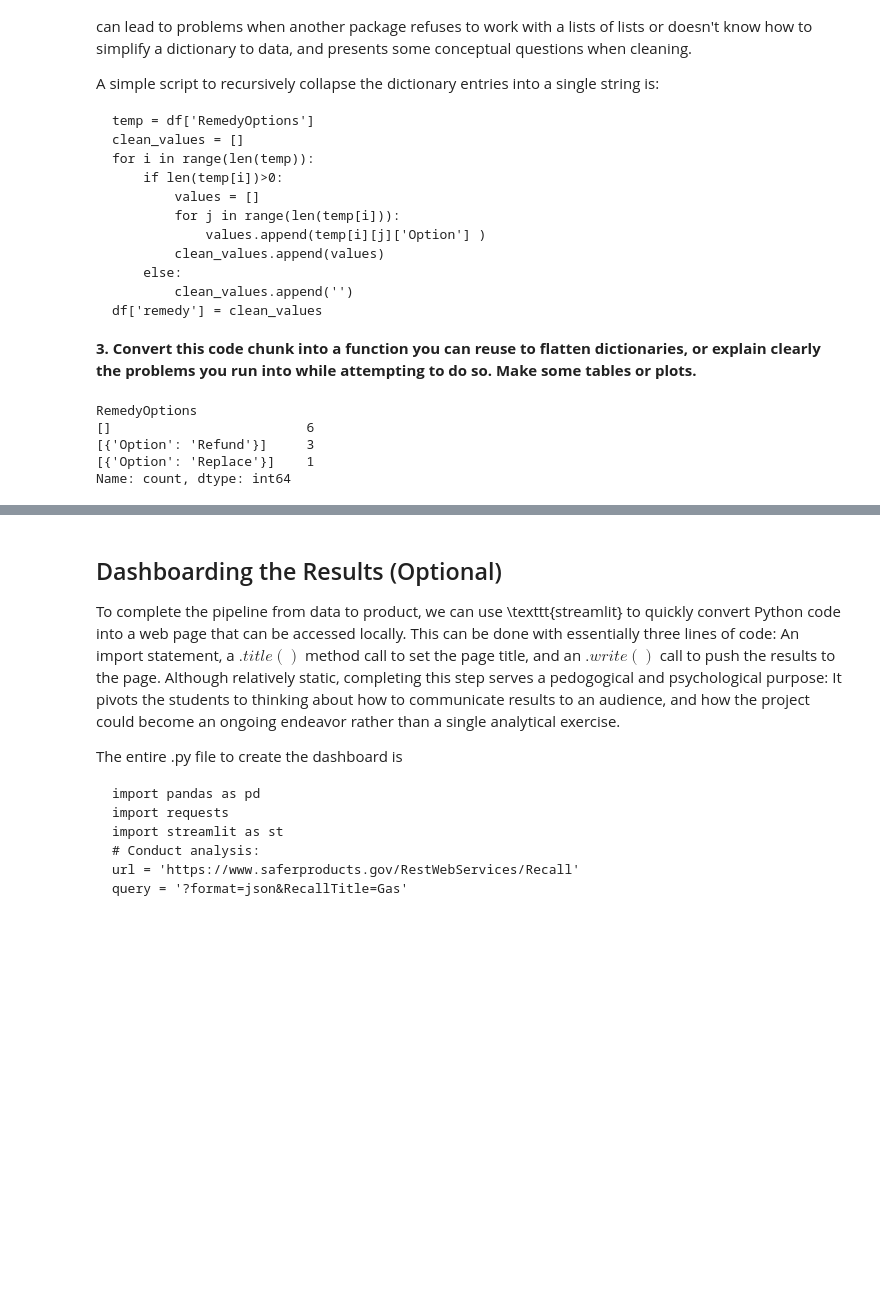
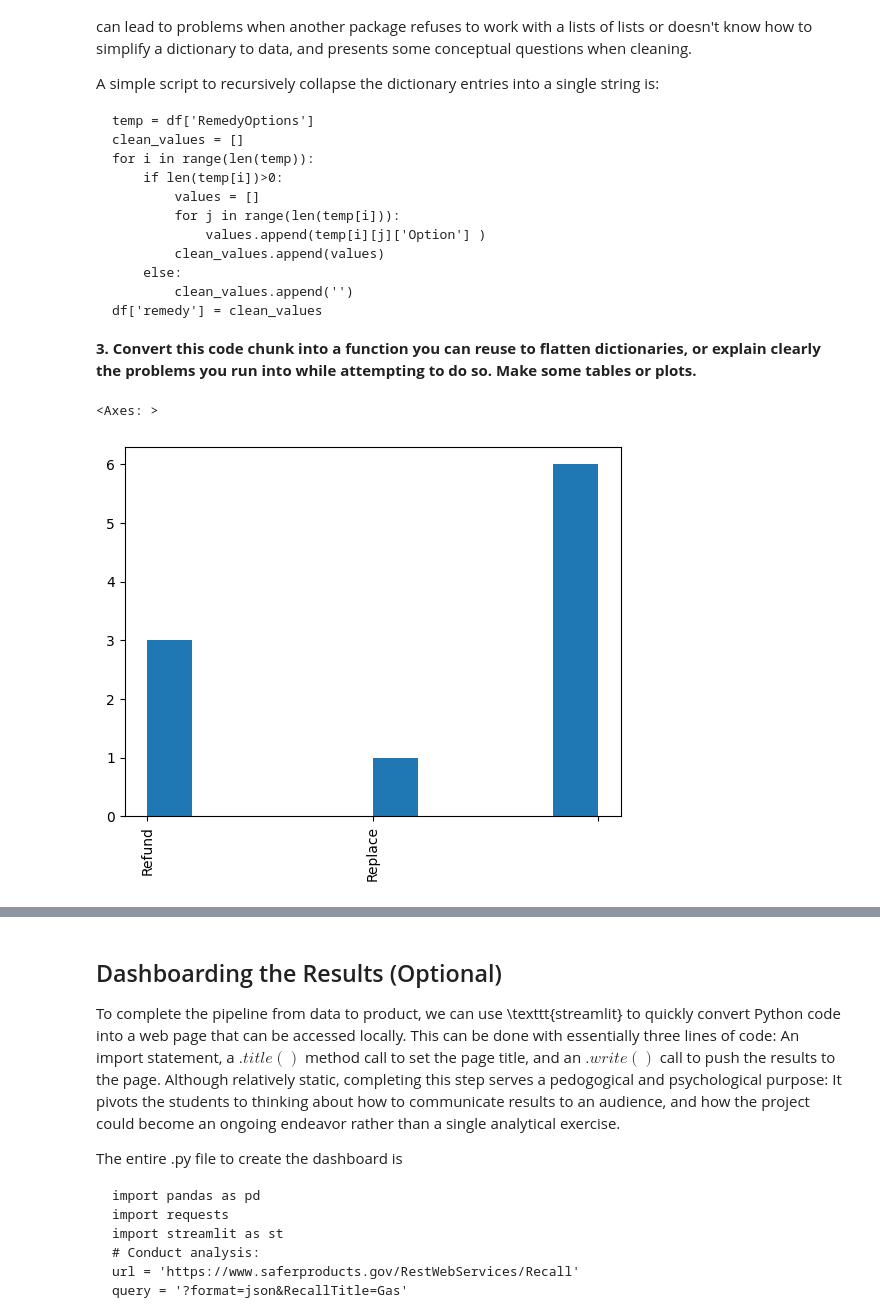
Before and after one commit to itisdavid/DS3001_labs, a Jupyter notebook: 01_api_calls/assignment_notebook.ipynb, the cells around one changed output, grey strips where cells are left out. Saved outputs shown, nothing was run; the diff lists cells and outputs as text; code cells hidden in the pictures; blank space fills up the shorter version.

```diff
--- a/01_api_calls/assignment_notebook.ipynb
+++ b/01_api_calls/assignment_notebook.ipynb
@@ -181,30 +199,30 @@ A simple script to recursively collapse the dictionary entries into a single str
     df['remedy'] = clean_values
 
 **3. Convert this code chunk into a function you can reuse to flatten dictionaries, or explain clearly the problems you run into while attempting to do so. Make some tables or plots.**
-# %%
-import pandas as pd
-
-def flatten():
-  temp = df['RemedyOptions']
-  clean_values = []
-  for i in range(len(temp)):
-    if len(temp[i])>0:
-        values = []
-        for j in range(len(temp[i])):
-            values.append(temp[i][j]['Option'] )
-        clean_values.append(values)
-    else:
-        clean_values.append('')
-  df['remedy'] = clean_values
-
-df = pd.DataFrame.from_dict(data)
-print(df['RemedyOptions'].value_counts())
-flatten()
-
-# Putting the code provided into a function wouldn't work because the df isn't instantiated inside the function itself. If df is assigned a value before the method call, then it will compile correctly.
-# %% [output]
-RemedyOptions
-[]                         6
-[{'Option': 'Refund'}]     3
-[{'Option': 'Replace'}]    1
-Name: count, dtype: int64
+# %%
+import pandas as pd
+
+def flatten(var):
+    """ Flattens a value, recursively concatenating dictionary values. """
+    temp = df[var] # Get column from the dataframe
+    clean_values = [] # List for new values
+    key = [*temp[0][0]][0] # Get dictionary key
+    for i in range(len(temp)):
+        if len(temp[i])==1 : # Only one entry in the value
+            clean_values.append( str(temp[i][0][key]) ) # Convert to string and append
+        elif len(temp[i])>1: # Multiple entries in the value to flatten
+            new_values = [] # List for flattened entries
+            for j in range(len(temp[i])): # Iterate over the dictionary
+                new_values.append( temp[i][j][key] ) # For the key, append values
+            clean_values.append(str(new_values) ) # Convert to string from list and append
+        else:
+            clean_values.append('') # Missing values get a blank
+    return clean_values
+df = pd.DataFrame.from_dict(data)
+df['remedy'] = flatten('RemedyOptions')
+df['remedy'].value_counts()
+
+df['remedy'].hist(grid=False,xrot=90)
+# %% [output]
+<Axes: >
+[figure, added]
```
Also changed, not shown: parts of 6 cells of this notebook.
